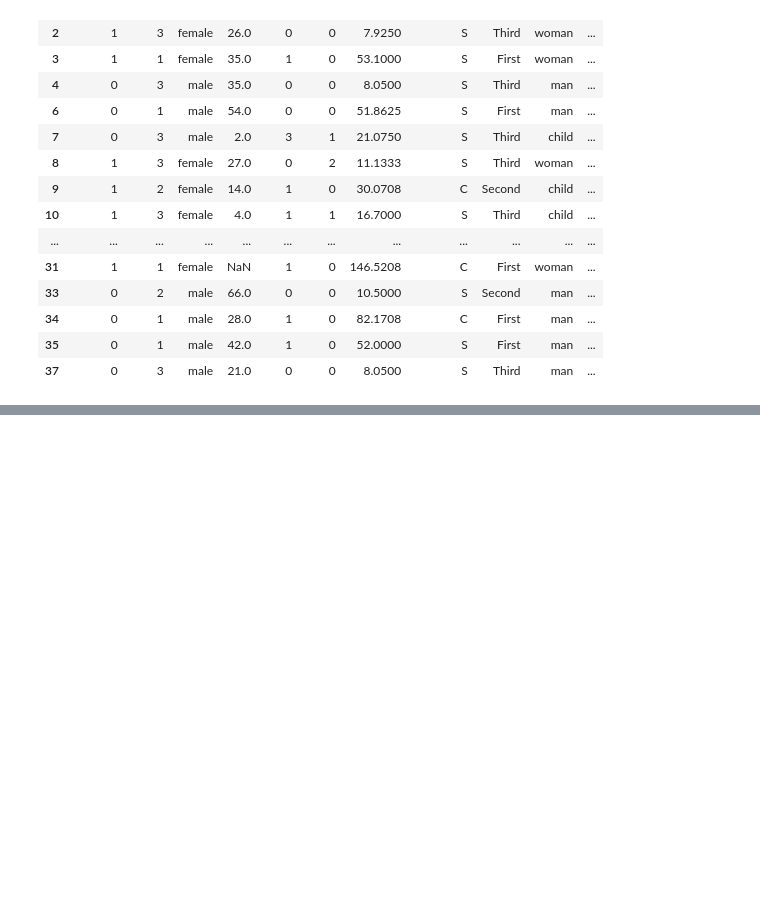
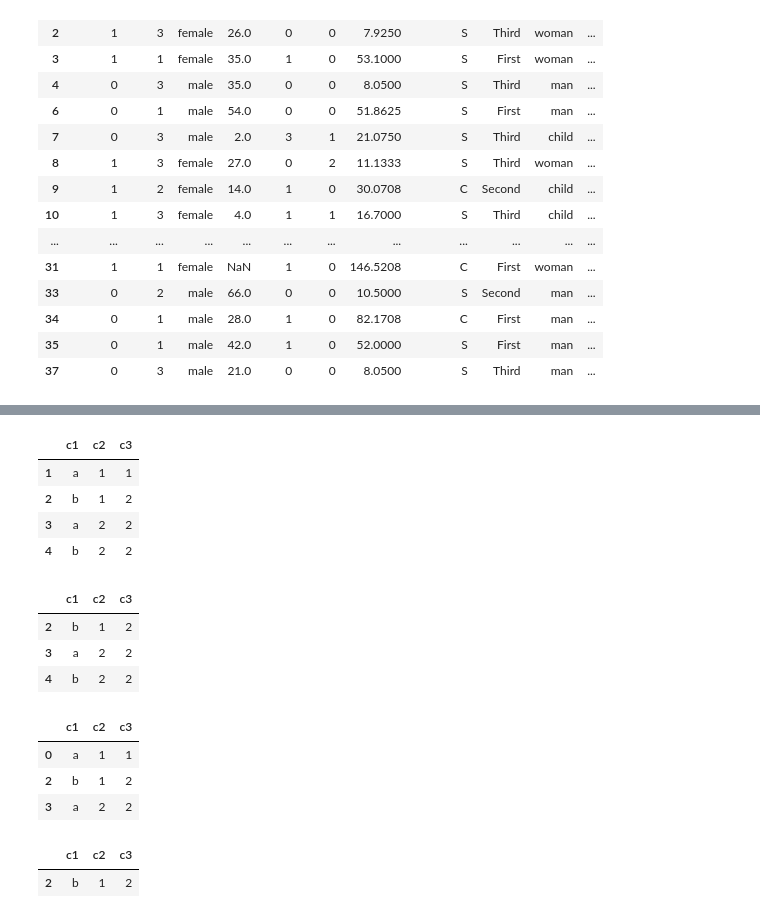
Before and after one commit to leegiseung-stack/18_dataanalytics, a Jupyter notebook: 01_ 누락데이터처리.ipynb, the cells around one changed output, grey strips where cells are left out. Cells and saved outputs as stored; diff of their text form; code cells hidden in the pictures; blank space fills up the shorter version.

```diff
--- a/01_ 누락데이터처리.ipynb
+++ b/01_ 누락데이터처리.ipynb
@@ -226,0 +401,34 @@ df_age_deck.head(30)
+# %%
+df3=df.drop_duplicates(keep="last")
+df3
+#중복된것의 마지막을 지움
+# %% [output]
+|  | c1 | c2 | c3 |
+| 1 | a | 1 | 1 |
+| 2 | b | 1 | 2 |
+| 3 | a | 2 | 2 |
+| 4 | b | 2 | 2 |
+# %%
+df4=df.drop_duplicates(keep=False)
+df4
+#중복된것다지우기
+# %% [output]
+|  | c1 | c2 | c3 |
+| 2 | b | 1 | 2 |
+| 3 | a | 2 | 2 |
+| 4 | b | 2 | 2 |
+# %%
+df5=df.drop_duplicates(subset=["c2","c3"])
+df5
+#c2와 c3비교해서 중복된거면 첫번째만남기고 다 지우기
+# %% [output]
+|  | c1 | c2 | c3 |
+| 0 | a | 1 | 1 |
+| 2 | b | 1 | 2 |
+| 3 | a | 2 | 2 |
+# %%
+df.drop_duplicates(subset=["c2","c3"],keep=False)
+# c2 , c3와 비교해서 중복된거면 다 지우기
+# %% [output]
+|  | c1 | c2 | c3 |
+| 2 | b | 1 | 2 |
```
Also changed, not shown: parts of 15 cells of this notebook, 2 other files.
